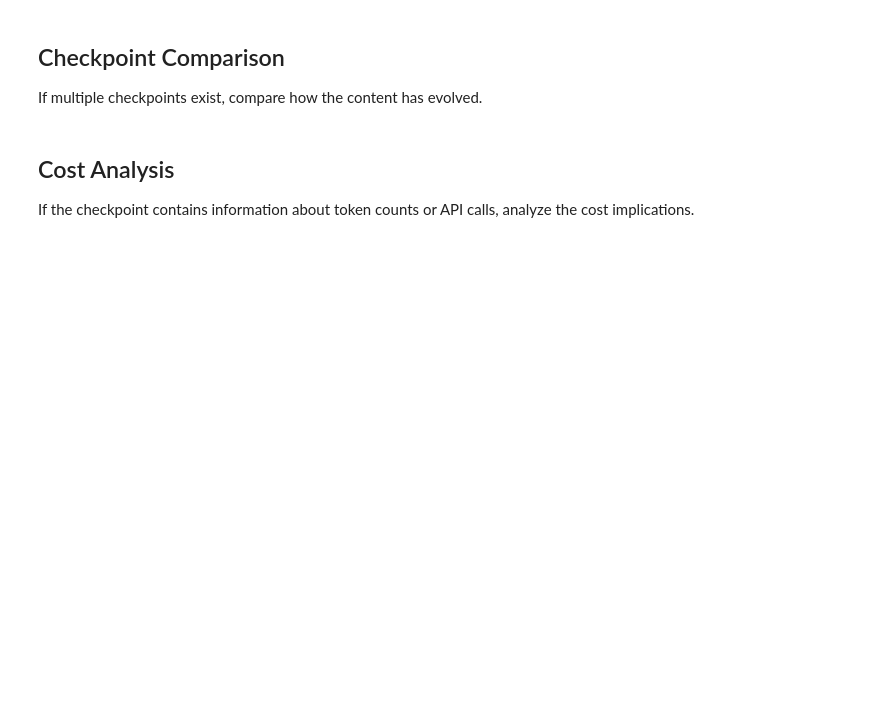
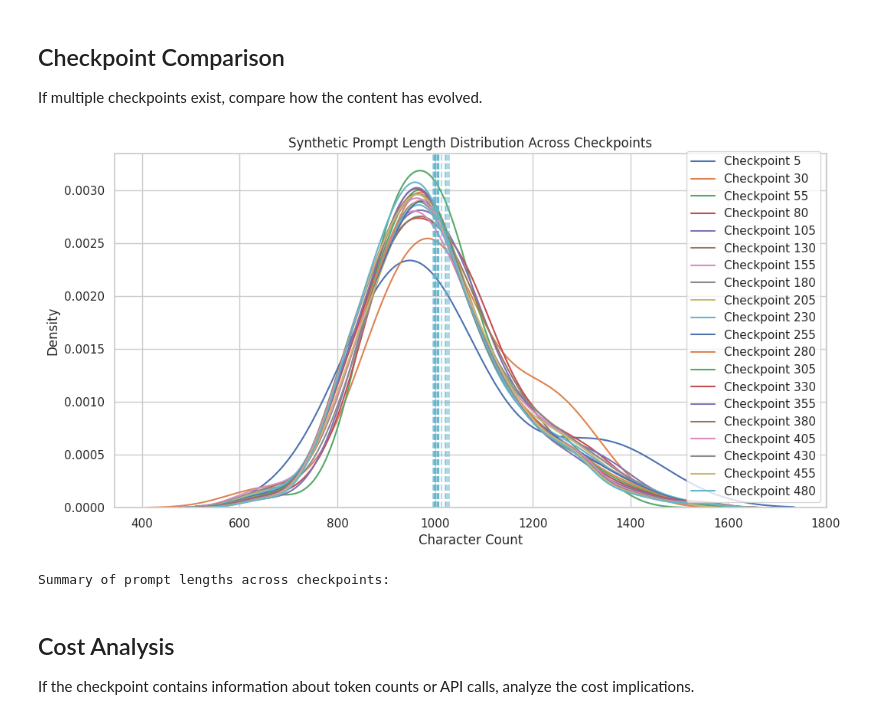
Before and after one commit to SebastianNagl/CourtPressGER, a Jupyter notebook: notebooks/snapshot_check.ipynb, the cells around one changed output. Saved outputs shown, nothing was run; the diff lists cells and outputs as text; code cells hidden in the pictures; blank space fills up the shorter version.

```diff
--- a/notebooks/snapshot_check.ipynb
+++ b/notebooks/snapshot_check.ipynb
@@ -140,21 +242,65 @@ for i, (_, row) in enumerate(random_samples.iterrows(), 1):
 
 If multiple checkpoints exist, compare how the content has evolved.
 # %%
-# Compare prompt length distribution across checkpoints if we have multiple
+# Compare synthetic prompt length distribution across checkpoints if we have multiple
 if len(checkpoint_stats) > 1:
     plt.figure(figsize=(12, 6))
 
+    # Track which checkpoints actually have synthetic prompts
+    checkpoints_with_prompts = []
+
     for checkpoint_num, stats in checkpoint_stats.items():
         df = stats['data']
-        if 'prompt' in df.columns:
-            df['prompt_length'] = df['prompt'].apply(len)
-            sns.kdeplot(df['prompt_length'], label=f'Checkpoint {checkpoint_num}')
+        if 'synthetic_prompt' in df.columns:
+            # Filter out rows where synthetic_prompt is NaN and create a proper copy
+            prompts_df = df.dropna(subset=['synthetic_prompt']).copy()
+            if len(prompts_df) > 0:
+                # Use .loc for assignment to avoid warnings
+                prompts_df.loc[:, 'prompt_length'] = prompts_df['synthetic_prompt'].apply(len)
+                sns.kdeplot(prompts_df['prompt_length'], label=f'Checkpoint {checkpoint_num}')
+                checkpoints_with_prompts.append(checkpoint_num)
 
-    plt.title('Prompt Length Distribution Across Checkpoints')
-    plt.xlabel('Character Count')
-    plt.ylabel('Density')
-    plt.legend()
-    plt.show()
+    if checkpoints_with_prompts:
+        plt.title('Synthetic Prompt Length Distribution Across Checkpoints')
+        plt.xlabel('Character Count')
+        plt.ylabel('Density')
+        plt.legend()
+
+        # Add summary statistics to the plot
+        for checkpoint_num in checkpoints_with_prompts:
+            df = checkpoint_stats[checkpoint_num]['data']
+            prompts_df = df.dropna(subset=['synthetic_prompt']).copy()
+            prompts_df.loc[:, 'prompt_length'] = prompts_df['synthetic_prompt'].apply(len)
+            plt.axvline(prompts_df['prompt_length'].mean(), linestyle='--',
+                        color=plt.gca().lines[-1].get_color(),
+                        alpha=0.5)
+
+        plt.show()
+
+        # Print summary table of prompt lengths
+        summary_data = []
+        for checkpoint_num in checkpoints_with_prompts:
+            df = checkpoint_stats[checkpoint_num]['data']
+            prompts_df = df.dropna(subset=['synthetic_prompt']).copy()
+            prompts_df.loc[:, 'prompt_length'] = prompts_df['synthetic_prompt'].apply(len)
+            summary_data.append({
+                'Checkpoint': checkpoint_num,
+                'Prompt Count': len(prompts_df),
+                'Min Length': prompts_df['prompt_length'].min(),
+                'Max Length': prompts_df['prompt_length'].max(),
+                'Mean Length': prompts_df['prompt_length'].mean(),
+                'Median Length': prompts_df['prompt_length'].median()
+            })
+
+        print("Summary of prompt lengths across checkpoints:")
+        pd.DataFrame(summary_data).set_index('Checkpoint')
+    else:
+        print("No synthetic prompts found in any checkpoint.")
+else:
+    print("Need multiple checkpoints with synthetic prompts for comparison.")
+# %% [output]
+[figure, added]
+Summary of prompt lengths across checkpoints:
 # %% [markdown]
 ## Cost Analysis
 
```
Also changed, not shown: parts of 10 cells of this notebook.
